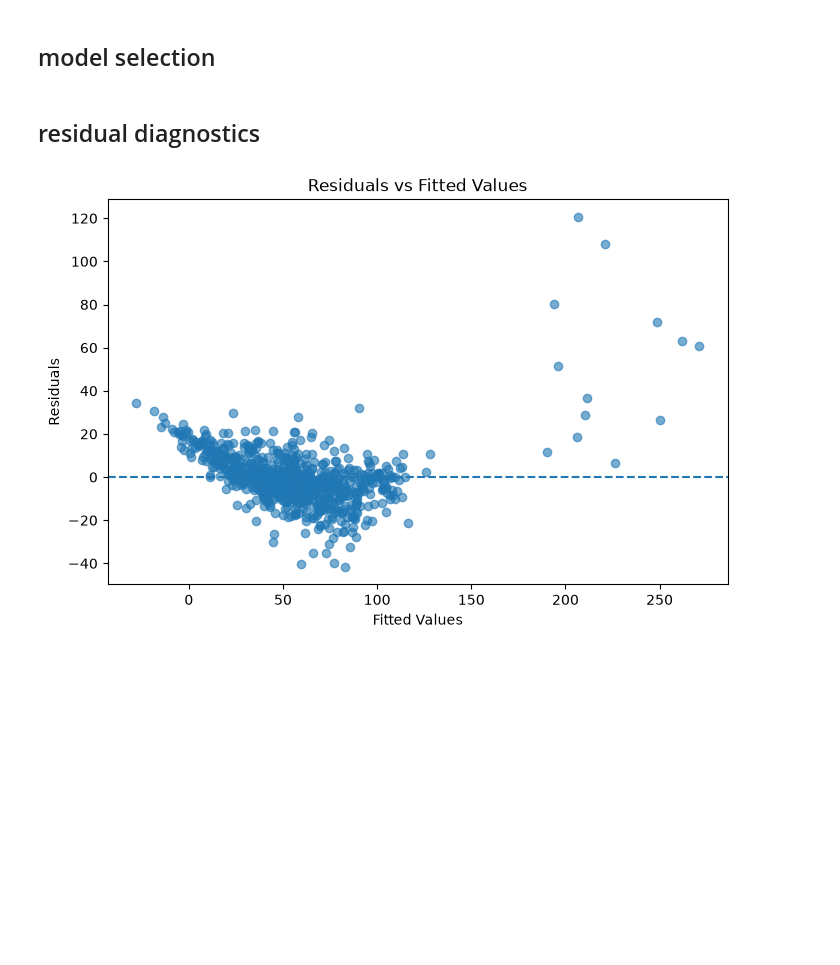
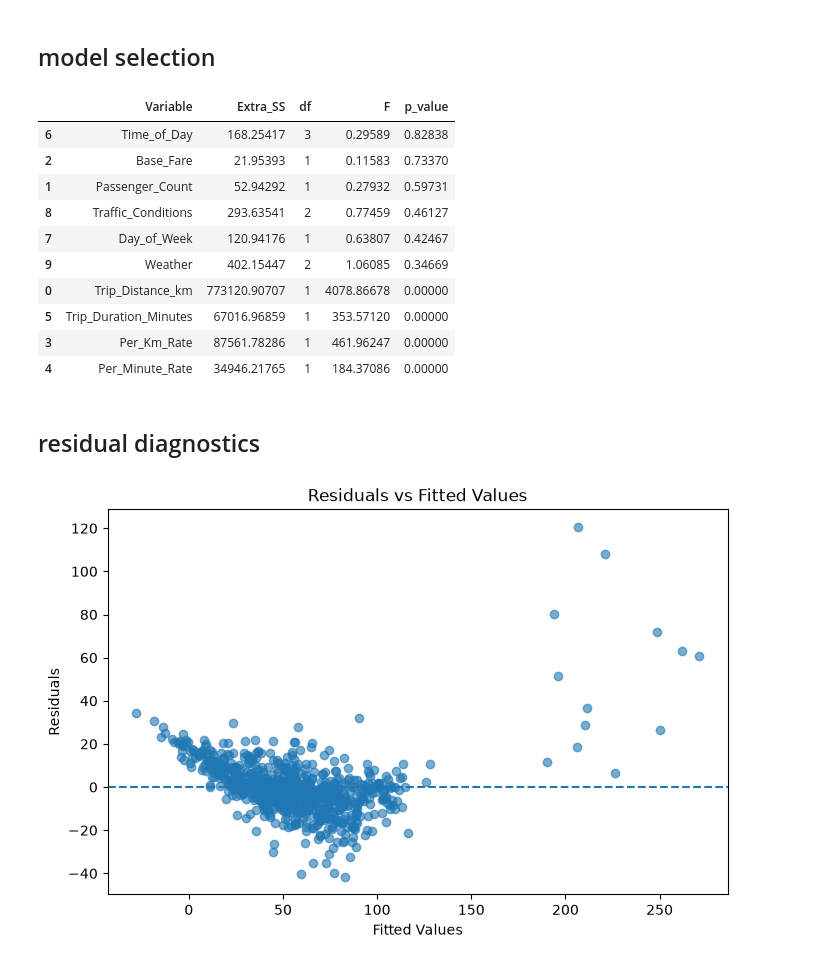
Before and after one commit to kurochan1901/115-1_Data-Analysis-and-Modeling, a Jupyter notebook: HW1/HW1.ipynb, the cells around one changed output. Cells and saved outputs as stored; diff of their text form; code cells hidden in the pictures; blank space fills up the shorter version.

```diff
--- a/HW1/HW1.ipynb
+++ b/HW1/HW1.ipynb
@@ -1149,6 +1149,49 @@ def extra_ss_test(y, X_full, remove_cols):
         "F": F_stat,
         "p_value": p_value
     }
+# %%
+# First-round Type III / Partial Extra SS table
+
+X_current = X_train_encoded.copy()
+
+results = []
+
+for group_name, cols in groups.items():
+
+    result = extra_ss_test(
+        y_train,
+        X_current,
+        cols
+    )
+
+    results.append({
+        "Variable": group_name,
+        "Extra_SS": result["Extra_SS"],
+        "df": result["df"],
+        "F": result["F"],
+        "p_value": result["p_value"]
+    })
+
+type3_table = pd.DataFrame(results)
+
+type3_table = type3_table.sort_values(
+    "p_value",
+    ascending=False
+)
+
+display(type3_table.round(5))
+# %% [output]
+|  | Variable | Extra_SS | df | F | p_value |
+| 6 | Time_of_Day | 168.25417 | 3 | 0.29589 | 0.82838 |
+| 2 | Base_Fare | 21.95393 | 1 | 0.11583 | 0.73370 |
+| 1 | Passenger_Count | 52.94292 | 1 | 0.27932 | 0.59731 |
+| 8 | Traffic_Conditions | 293.63541 | 2 | 0.77459 | 0.46127 |
+| 7 | Day_of_Week | 120.94176 | 1 | 0.63807 | 0.42467 |
+| 9 | Weather | 402.15447 | 2 | 1.06085 | 0.34669 |
+| 0 | Trip_Distance_km | 773120.90707 | 1 | 4078.86678 | 0.00000 |
+| 5 | Trip_Duration_Minutes | 67016.96859 | 1 | 353.57120 | 0.00000 |
+| 3 | Per_Km_Rate | 87561.78286 | 1 | 461.96247 | 0.00000 |
+| 4 | Per_Minute_Rate | 34946.21765 | 1 | 184.37086 | 0.00000 |
 # %% [markdown]
 ## residual diagnostics
 # %%
```
Also changed, not shown: parts of 2 cells of this notebook.
